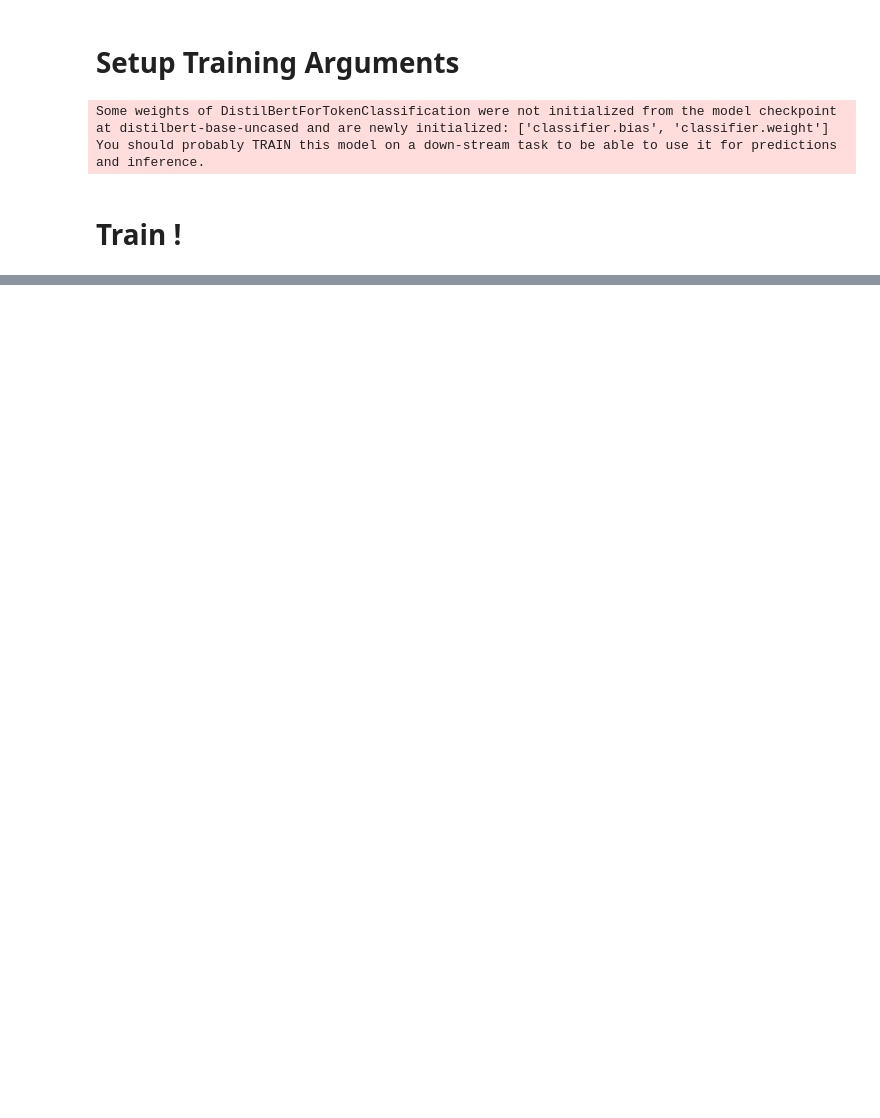
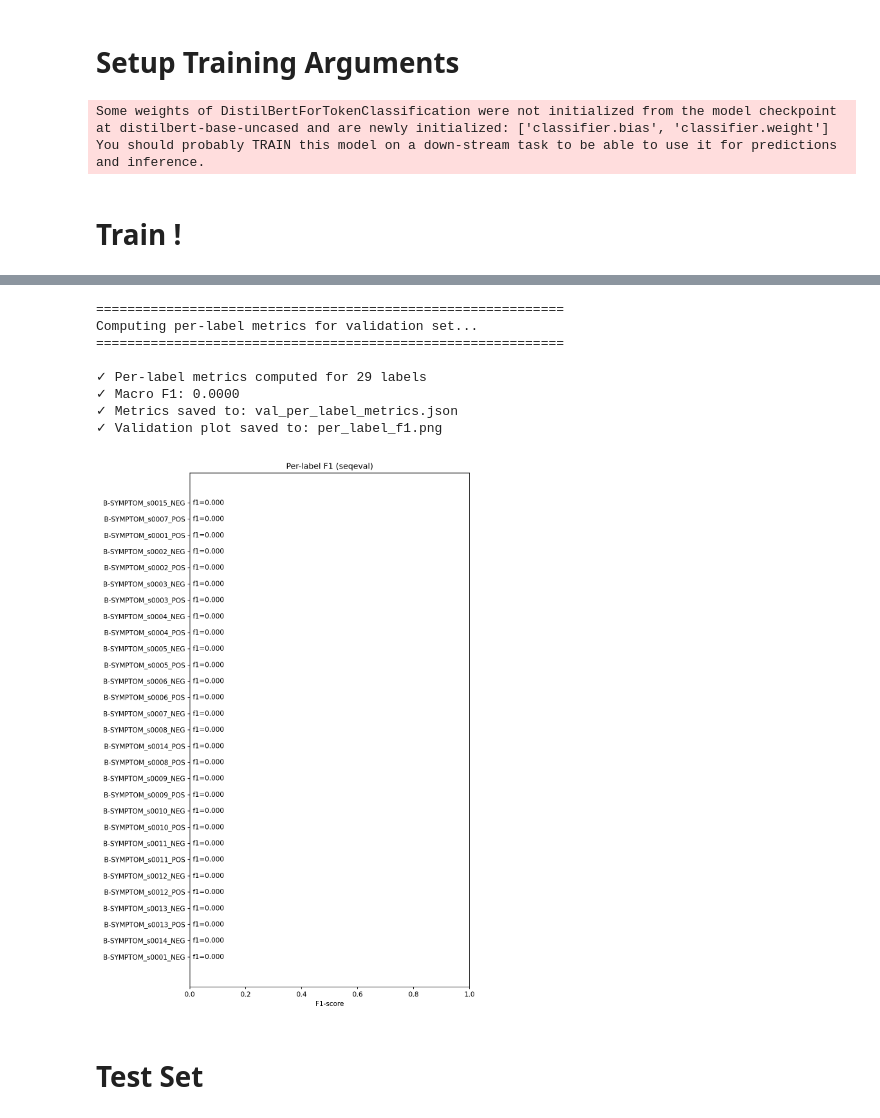
Before and after one commit to rferrazd/quantizing-bert-for-symptom-extraction, a Jupyter notebook: 6_trainer.ipynb, the cells around one changed output, grey strips where cells are left out. Saved outputs shown, nothing was run; the diff lists cells and outputs as text; code cells hidden in the pictures; blank space fills up the shorter version.

```diff
--- a/6_trainer.ipynb
+++ b/6_trainer.ipynb
@@ -183,0 +145,2 @@ TypeError: Object of type ndarray is not JSON serializable
+# %%
+mini_validation = dataset["validation"].select(range(5))
@@ -183,0 +173,41 @@ TypeError: Object of type ndarray is not JSON serializable
+# %%
+# Get predictions on validation set for detailed analysis
+print("\n" + "=" * 60)
+print("Computing per-label metrics for validation set...")
+print("=" * 60)
+
+val_predictions = trainer.predict(mini_validation)
+
+# Compute per-label metrics
+val_per_label_metrics = compute_per_label_metrics(
+    val_predictions,
+    id2label=id2label,
+    save_path="val_per_label_metrics.json"
+)
+
+print(f"\n✓ Per-label metrics computed for {len(val_per_label_metrics['f1'])} labels")
+print(f"✓ Macro F1: {val_per_label_metrics['macro_f1']:.4f}")
+print(f"✓ Metrics saved to: val_per_label_metrics.json")
+
+# Generate and display the plot
+val_plot_path = plot_metrics(
+    metrics=val_per_label_metrics,
+    #save_path="val_per_label_f1.png",
+    top_k=30  # Plot top 30 labels by F1 score
+)
+
+
+print(f"✓ Validation plot saved to: {val_plot_path}")
+display(Image(val_plot_path))
+# %% [output]
+============================================================
+Computing per-label metrics for validation set...
+============================================================
+
+✓ Per-label metrics computed for 29 labels
+✓ Macro F1: 0.0000
+✓ Metrics saved to: val_per_label_metrics.json
+✓ Validation plot saved to: per_label_f1.png
+[figure, added]
+# %% [markdown]
+# Test Set
```
Also changed, not shown: parts of 16 cells of this notebook, 2 other files.
